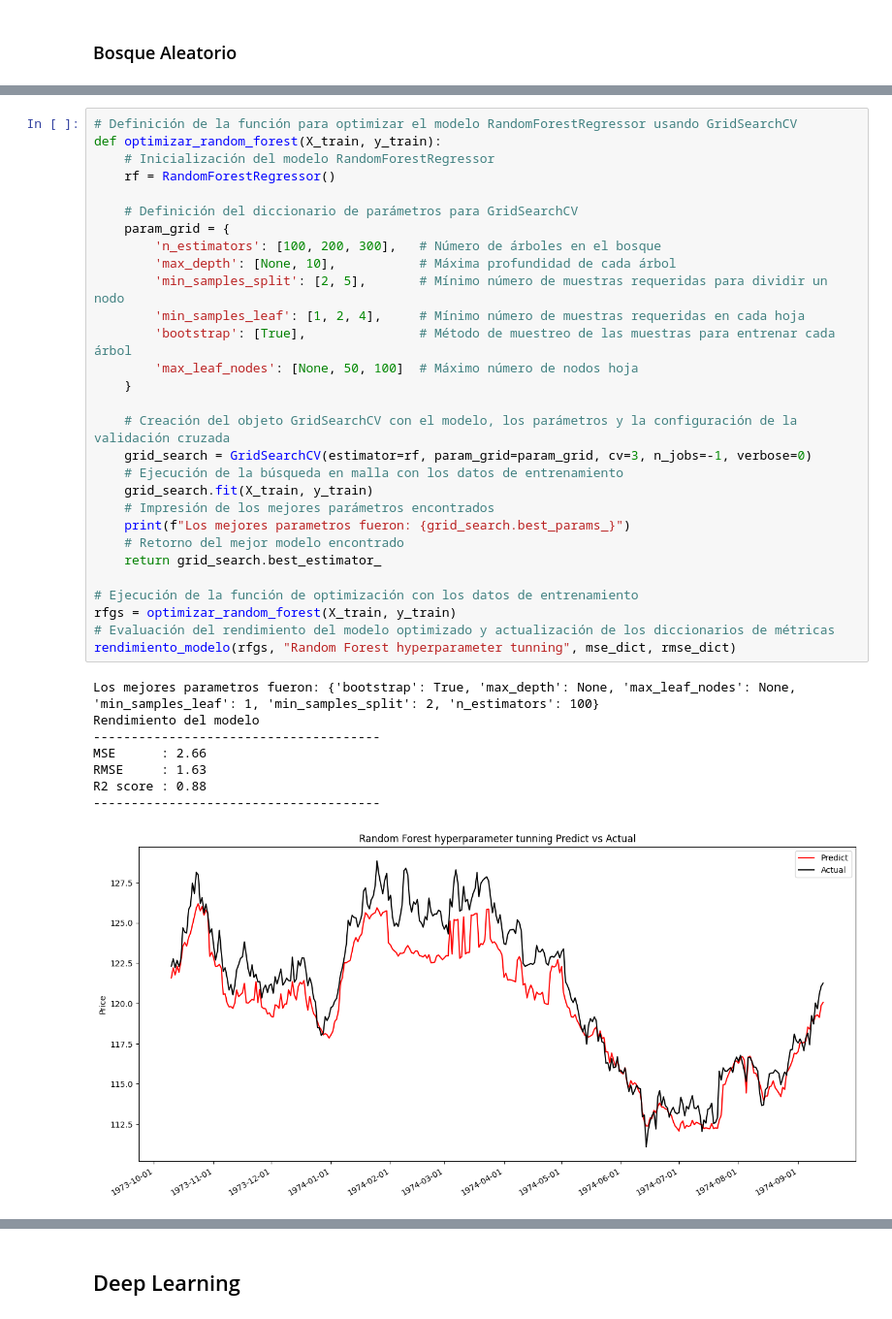
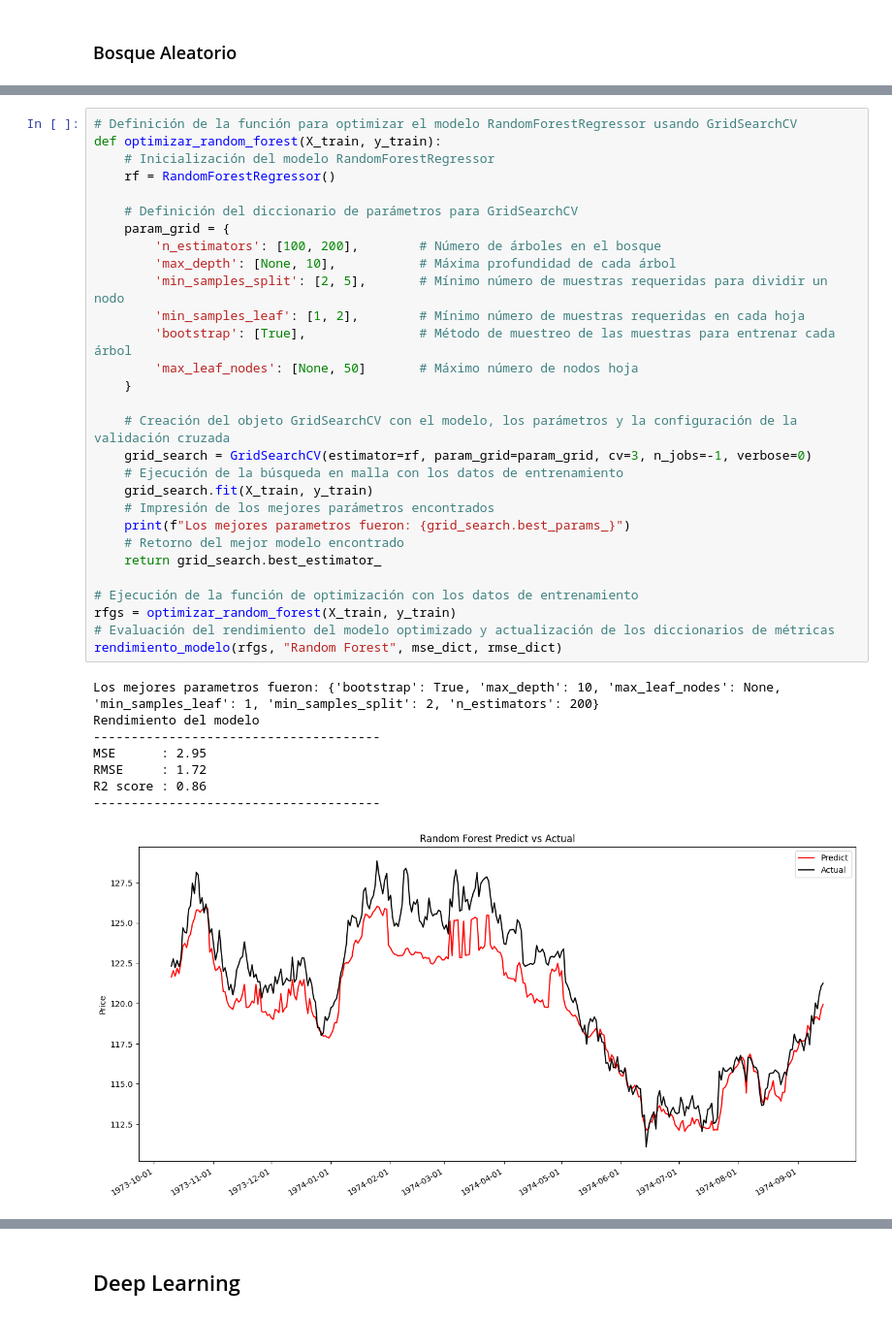
Before and after one commit to QuantConsulting/GOLD-FORECAST, a Jupyter notebook: notebooks/gold_prediction.ipynb, the cells around one changed output, grey strips where cells are left out. Shown at 97% size. Cells and saved outputs as stored; diff of their text form.

```diff
--- a/notebooks/gold_prediction.ipynb
+++ b/notebooks/gold_prediction.ipynb
@@ -754,38 +750,38 @@ Grid Search es una técnica de optimización de hiperparámetros que prueba exha
 # %%
 # Definición de la función para optimizar el modelo RandomForestRegressor usando GridSearchCV
 def optimizar_random_forest(X_train, y_train):
     # Inicialización del modelo RandomForestRegressor
     rf = RandomForestRegressor()
 
     # Definición del diccionario de parámetros para GridSearchCV
     param_grid = {
-        'n_estimators': [100, 200, 300],   # Número de árboles en el bosque
+        'n_estimators': [100, 200],        # Número de árboles en el bosque
         'max_depth': [None, 10],           # Máxima profundidad de cada árbol
         'min_samples_split': [2, 5],       # Mínimo número de muestras requeridas para dividir un nodo
-        'min_samples_leaf': [1, 2, 4],     # Mínimo número de muestras requeridas en cada hoja
+        'min_samples_leaf': [1, 2],        # Mínimo número de muestras requeridas en cada hoja
         'bootstrap': [True],               # Método de muestreo de las muestras para entrenar cada árbol
-        'max_leaf_nodes': [None, 50, 100]  # Máximo número de nodos hoja
+        'max_leaf_nodes': [None, 50]       # Máximo número de nodos hoja
     }
 
     # Creación del objeto GridSearchCV con el modelo, los parámetros y la configuración de la validación cruzada
     grid_search = GridSearchCV(estimator=rf, param_grid=param_grid, cv=3, n_jobs=-1, verbose=0)
     # Ejecución de la búsqueda en malla con los datos de entrenamiento
     grid_search.fit(X_train, y_train)
     # Impresión de los mejores parámetros encontrados
     print(f"Los mejores parametros fueron: {grid_search.best_params_}")
     # Retorno del mejor modelo encontrado
     return grid_search.best_estimator_
 
 # Ejecución de la función de optimización con los datos de entrenamiento
 rfgs = optimizar_random_forest(X_train, y_train)
 # Evaluación del rendimiento del modelo optimizado y actualización de los diccionarios de métricas
-rendimiento_modelo(rfgs, "Random Forest hyperparameter tunning", mse_dict, rmse_dict)
+rendimiento_modelo(rfgs, "Random Forest", mse_dict, rmse_dict)
 # %% [output]
-Los mejores parametros fueron: {'bootstrap': True, 'max_depth': None, 'max_leaf_nodes': None, 'min_samples_leaf': 1, 'min_samples_split': 2, 'n_estimators': 100}
+Los mejores parametros fueron: {'bootstrap': True, 'max_depth': 10, 'max_leaf_nodes': None, 'min_samples_leaf': 1, 'min_samples_split': 2, 'n_estimators': 200}
 Rendimiento del modelo
 --------------------------------------
-MSE      : 2.66
-RMSE     : 1.63
-R2 score : 0.88
+MSE      : 2.95
+RMSE     : 1.72
+R2 score : 0.86
 --------------------------------------
-[figure, old version]
+[figure, new version]
```
Also changed, not shown: parts of 21 cells of this notebook.
